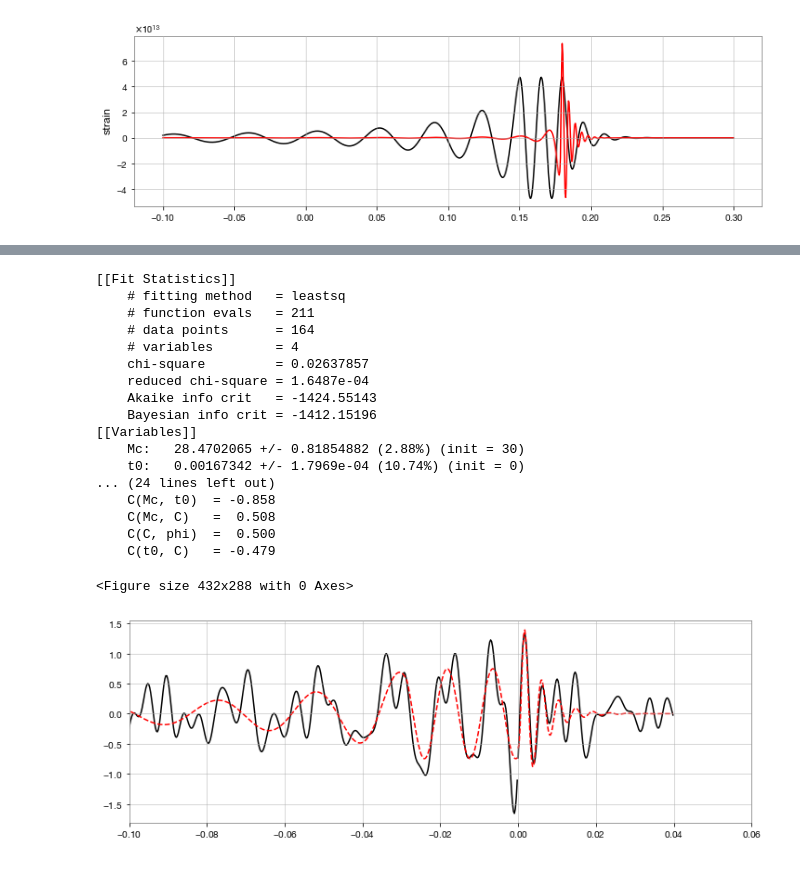
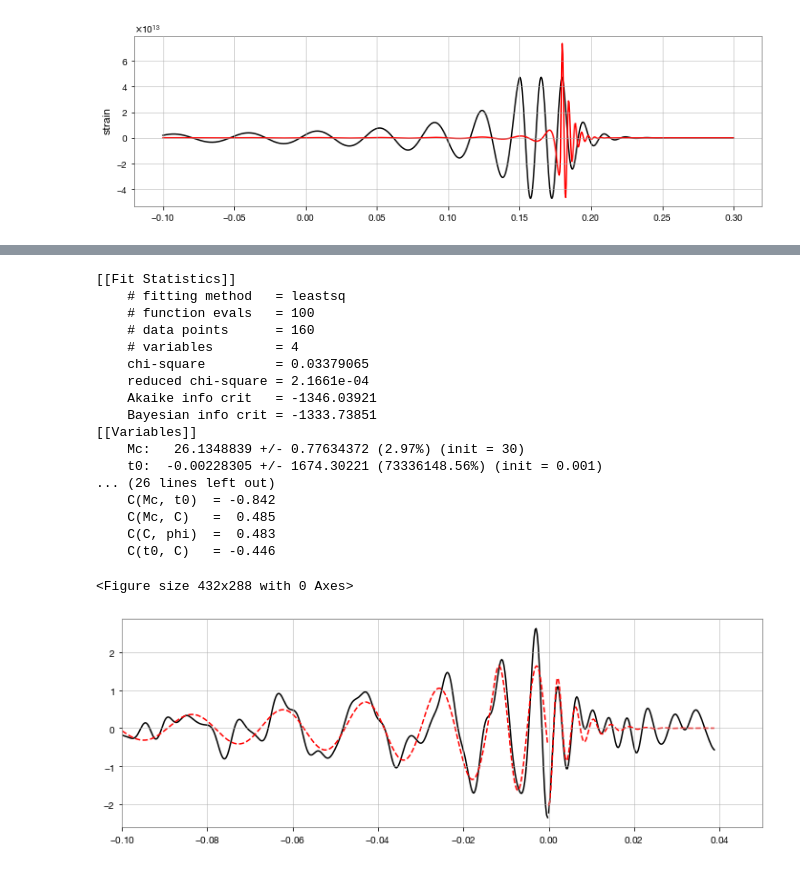
Before and after one commit to reionize/jlab, a Jupyter notebook: ligo/piecewise-fit.ipynb, the cells around one changed output, grey strips where cells are left out. Drawn from its saved outputs; the diff is of its cells as text; code cells hidden in the pictures.

```diff
--- a/ligo/piecewise-fit.ipynb
+++ b/ligo/piecewise-fit.ipynb
@@ -15,10 +15,8 @@ import os
 #----------------------------------------------------------------
 # Set parameters
 #----------------------------------------------------------------
-fn = 'data/L-L1_GWOSC_4KHZ_R1-1186739814-4096.hdf5' # data file
-tevent = 1186741861.5
-#evtname = 'GW170608' # event name
-#detector = 'H1' # detector: L1 or H1
+fn = 'data/H-H1_GWOSC_4KHZ_R1-1126257415-4096.hdf5' # data file
+tevent = 1126259462.4
 
 #----------------------------------------------------------------
 # Load LIGO data
@@ -89,7 +87,7 @@ plt.show()
 # Bandpass filtering
 #----------------------------------------------------------------
 
-bandpass_low = 45
+bandpass_low = 40
 bandpass_high = 250
 
 white_data_bp = white_data.bandpass(bandpass_low, bandpass_high)
@@ -102,6 +100,6 @@ plt.show()
 plt.clf()
 white_data_bp.plot()
 plt.ylabel('strain (whitened + band-pass)')
-plt.xlim(tevent-0.1, tevent+0.05)
+plt.xlim(tevent-0.15, tevent+0.05)
 plt.show()
 # %% [output]
@@ -220,58 +218,58 @@ plt.show()
 plt.clf()
 plt.figure(figsize=(12, 4))
 #plt.plot(NRtime, NR_H1)
-plt.xlim(-0.1, 0.06)
+plt.xlim(-0.1, 0.05)
 
-indxtpost = np.where((sample_times >= (tevent+0.02)) & (sample_times < (tevent+0.06)))
+indxtpost = np.where((sample_times >= (tevent+0.026)) & (sample_times < (tevent+0.065)))
 xpost = sample_times[indxtpost]
 xpt = xpost[0]
 xpost = xpost-xpt
 white_data_bp_zoom_post = sample_data[indxtpost]
 plt.plot(xpost, white_data_bp_zoom_post, 'k')
 
-indxtpre = np.where((sample_times >= (tevent-0.11)) & (sample_times < (tevent+0.02)))
+indxtpre = np.where((sample_times >= (tevent-0.1)) & (sample_times < (tevent+0.026)))
 xpre = sample_times[indxtpre]
 xpre = xpre-xpt
 white_data_bp_zoom_pre = sample_data[indxtpre]
 plt.plot(xpre, white_data_bp_zoom_pre, 'k')
 
 model = lmfit.Model(osc_post)
 p = model.make_params()
 p['Mc'].set(30)
-p['t0'].set(0)
-p['C'].set(1)
-p['phi'].set(1)
+p['t0'].set(0.001)
+p['C'].set(1e-10)
+p['phi'].set(0)
 out = minimize(osc_post_dif, params=p, args=(xpost, white_data_bp_zoom_post, np.full(len(white_data_bp_zoom_post),20)))
 print(fit_report(out))
 plt.plot(xpost, model.eval(params=out.params,t=xpost),'r--',label='best fit')
 
 model = lmfit.Model(osc)
 p = model.make_params()
 p['Mc'].set(30)
-p['t0'].set(0)
-p['C'].set(1)
-p['phi'].set(1)
+p['t0'].set(-0.005)
+p['C'].set(1e-10)
+p['phi'].set(0)
 out = minimize(osc_dif, params=p, args=(xpre, white_data_bp_zoom_pre, np.full(len(white_data_bp_zoom_pre),20)))
 print(fit_report(out))
 plt.plot(xpre, model.eval(params=out.params,t=xpre),'r--',label='best fit')
 plt.show()
 # %% [output]
 [[Fit Statistics]]
     # fitting method   = leastsq
-    # function evals   = 211
-    # data points      = 164
+    # function evals   = 100
+    # data points      = 160
     # variables        = 4
-    chi-square         = 0.02637857
-    reduced chi-square = 1.6487e-04
-    Akaike info crit   = -1424.55143
-    Bayesian info crit = -1412.15196
+    chi-square         = 0.03379065
+    reduced chi-square = 2.1661e-04
+    Akaike info crit   = -1346.03921
+    Bayesian info crit = -1333.73851
 [[Variables]]
-    Mc:   28.4702065 +/- 0.81854882 (2.88%) (init = 30)
-    t0:   0.00167342 +/- 1.7969e-04 (10.74%) (init = 0)
-... (24 lines left out)
-    C(Mc, t0)  = -0.858
-    C(Mc, C)   =  0.508
-    C(C, phi)  =  0.500
-    C(t0, C)   = -0.479
+    Mc:   26.1348839 +/- 0.77634372 (2.97%) (init = 30)
+    t0:  -0.00228305 +/- 1674.30221 (73336148.56%) (init = 0.001)
+... (26 lines left out)
+    C(Mc, t0)  = -0.842
+    C(Mc, C)   =  0.485
+    C(C, phi)  =  0.483
+    C(t0, C)   = -0.446
 <Figure size 432x288 with 0 Axes>
-[figure, old version]
+[figure, new version]
```
Also changed, not shown: parts of 6 cells of this notebook, 4 other files.
